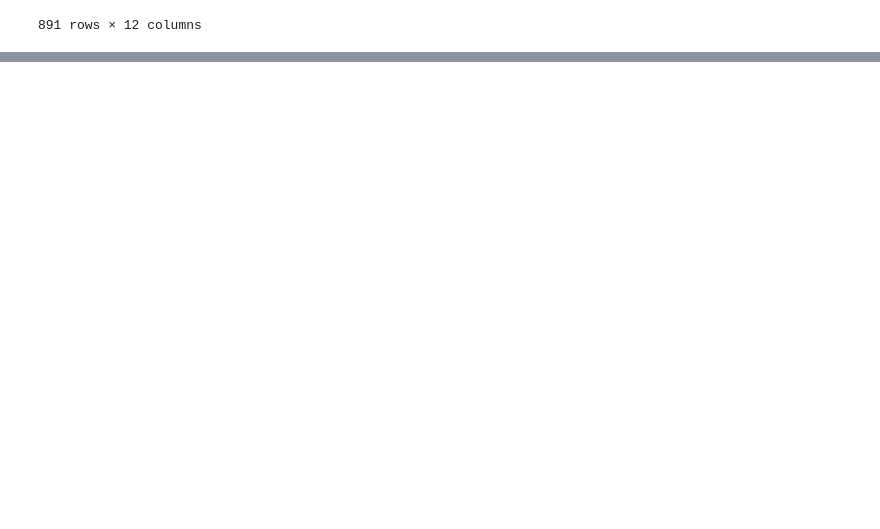
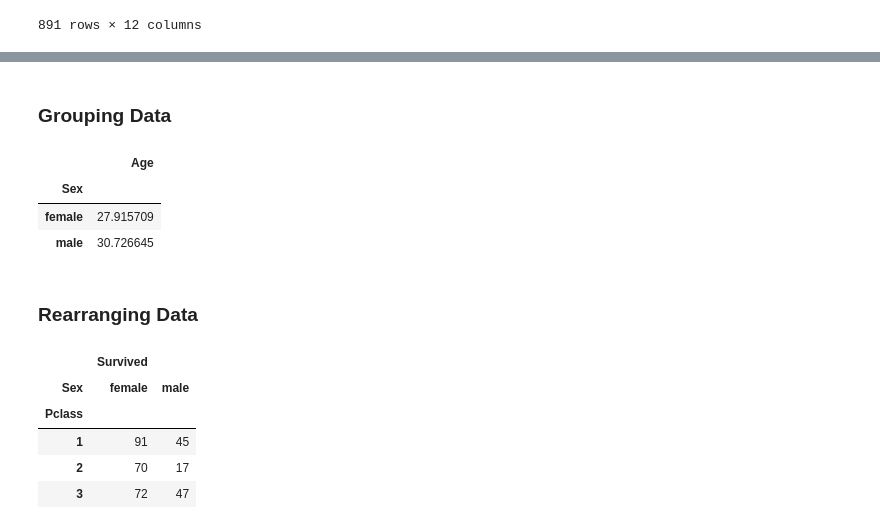
Before and after one commit to beyond2013/DataScience, a Jupyter notebook: 1stSession.ipynb, the cells around one changed output, grey strips where cells are left out. Drawn from its saved outputs; the diff is of its cells as text; code cells hidden in the pictures; blank space fills up the shorter version.

```diff
--- a/1stSession.ipynb
+++ b/1stSession.ipynb
@@ -424,0 +447,26 @@ dfFilled
+# %% [markdown]
+### Grouping Data
+# %%
+group = df[['Sex', 'Age']].groupby('Sex').mean()
+group.head()
+# %% [output]
+|  | Age |
+| Sex |  |
+| female | 27.915709 |
+| male | 30.726645 |
+# %% [markdown]
+### Rearranging Data
+# %%
+import numpy
+pivot_table = pandas.pivot_table(df, values=['Survived'],
+                                columns=['Sex'],
+                                 index=['Pclass'],
+                                 aggfunc={'Survived': numpy.sum})
+pivot_table
+# %% [output]
+|  | Survived |  |
+| Sex | female | male |
+| Pclass |  |  |
+| 1 | 91 | 45 |
+| 2 | 70 | 17 |
+| 3 | 72 | 47 |
```
Also changed, not shown: parts of 7 cells of this notebook.
